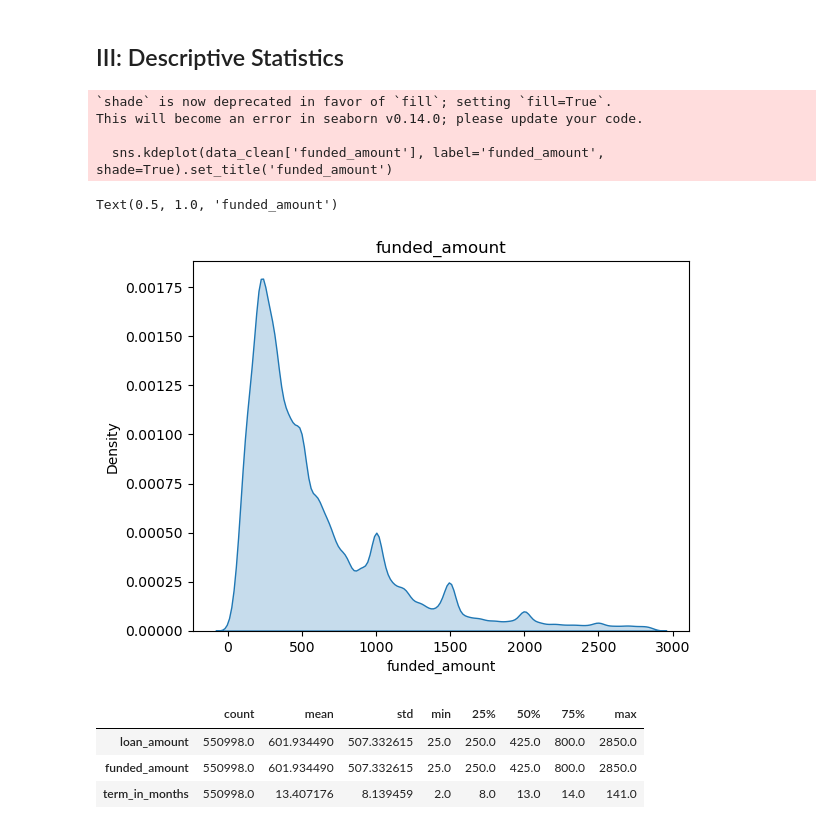
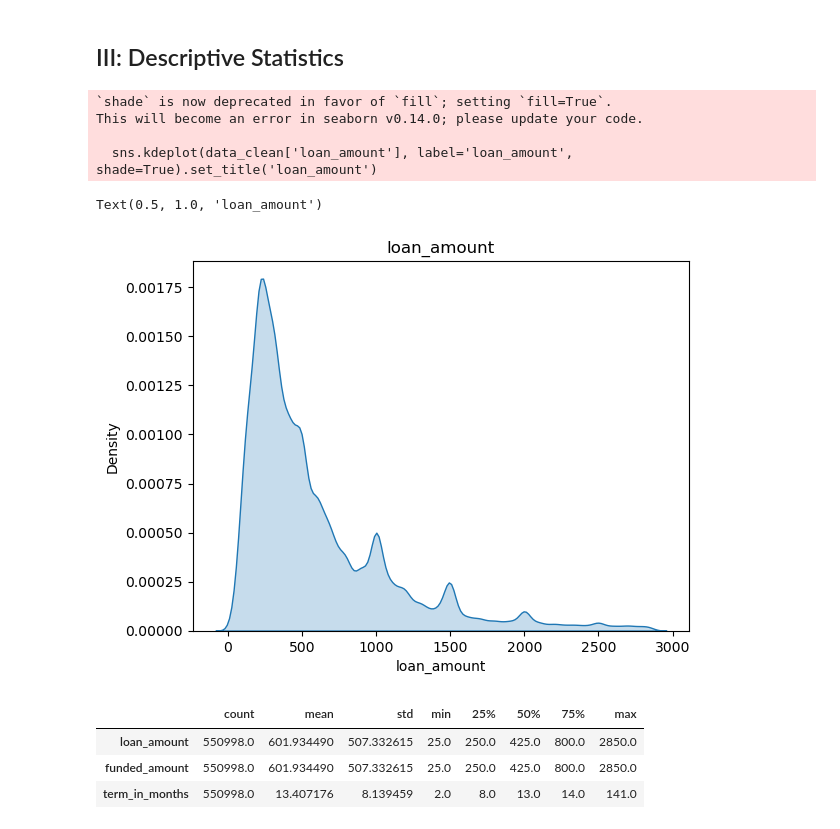
Before and after one commit to JAdamHub/M1-Exam-Submission, a Jupyter notebook: M1-Exam_Part_1.ipynb, the cells around one changed output. Drawn from its saved outputs; the diff is of its cells as text; code cells hidden in the pictures.

```diff
--- a/M1-Exam_Part_1.ipynb
+++ b/M1-Exam_Part_1.ipynb
@@ -173,5 +191,0 @@ In percentage 14.46 % of the data was removed
-# %%
-# Replace missing values with pd.NaT
-data['funded_time'] = data['funded_time'].where(data['funded_time'].notna(), pd.NaT)
-data['disbursed_time'] = data['disbursed_time'].where(data['disbursed_time'].notna(), pd.NaT)
-data['posted_time'] = data['posted_time'].where(data['posted_time'].notna(), pd.NaT)
@@ -297,14 +294,14 @@ Name: loan_amount, dtype: float64
 # %% [markdown]
 ## III: Descriptive Statistics
 # %%
-sns.kdeplot(data_clean['funded_amount'], label='funded_amount', shade=True).set_title('funded_amount')
+sns.kdeplot(data_clean['loan_amount'], label='loan_amount', shade=True).set_title('loan_amount')
 # %% [output]
 `shade` is now deprecated in favor of `fill`; setting `fill=True`.
 This will become an error in seaborn v0.14.0; please update your code.
 
-  sns.kdeplot(data_clean['funded_amount'], label='funded_amount', shade=True).set_title('funded_amount')
+  sns.kdeplot(data_clean['loan_amount'], label='loan_amount', shade=True).set_title('loan_amount')
-Text(0.5, 1.0, 'funded_amount')
+Text(0.5, 1.0, 'loan_amount')
-[figure, old version]
+[figure, new version]
 # %%
 data_clean[['loan_amount', 'funded_amount', 'term_in_months']].describe().T
 # %% [output]
```
Also changed, not shown: parts of 5 cells of this notebook.
